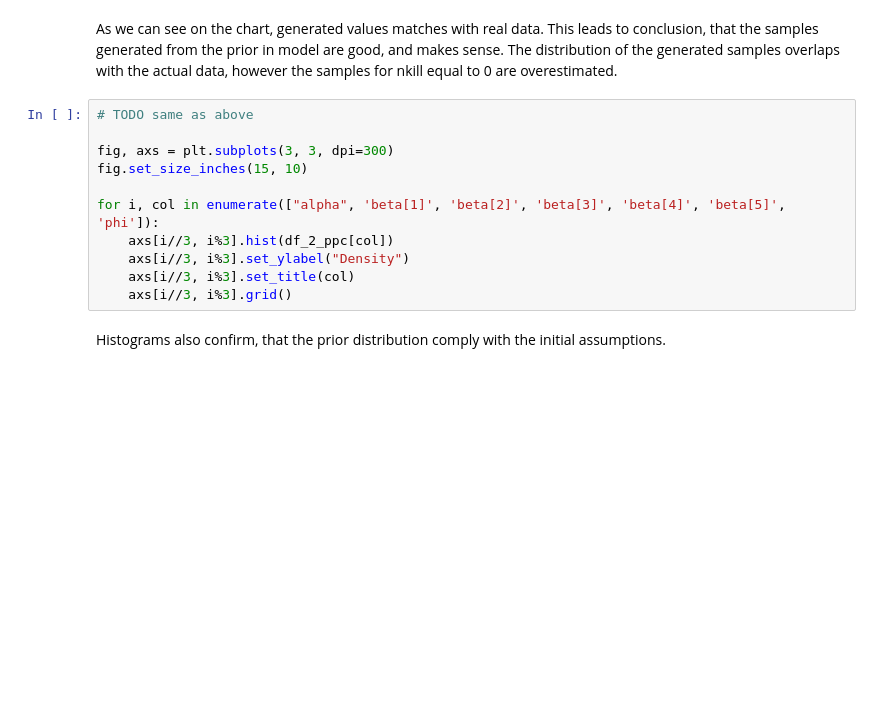
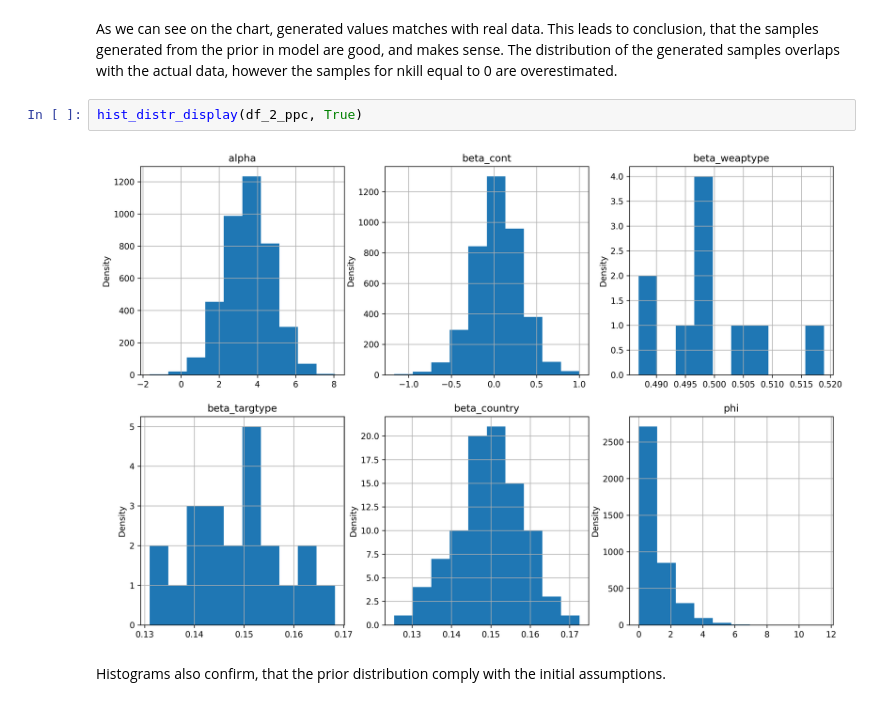
Before and after one commit to cynarski/Data-Analitics-Project, a Jupyter notebook: IdeaV2/V2.ipynb, the cells around one changed output. Cells and saved outputs as stored; diff of their text form; blank space fills up the shorter version.

```diff
--- a/IdeaV2/V2.ipynb
+++ b/IdeaV2/V2.ipynb
@@ -366,16 +425,9 @@ As we can see on the chart, generated values matches with real data.
 This leads to conclusion, that the samples generated from the prior in model are good, and makes sense.
 The distribution of the generated samples overlaps with the actual data, however the samples for nkill equal to 0 are overestimated.
 # %%
-# TODO same as above
-
-fig, axs = plt.subplots(3, 3, dpi=300)
-fig.set_size_inches(15, 10)
-
-for i, col in enumerate(["alpha", 'beta[1]', 'beta[2]', 'beta[3]', 'beta[4]', 'beta[5]', 'phi']):
-    axs[i//3, i%3].hist(df_2_ppc[col])
-    axs[i//3, i%3].set_ylabel("Density")
-    axs[i//3, i%3].set_title(col)
-    axs[i//3, i%3].grid()
+hist_distr_display(df_2_ppc, True)
+# %% [output]
+[figure, added]
 # %% [markdown]
 Histograms also confirm, that the prior distribution comply with the initial assumptions.
 # %%
```
Also changed, not shown: parts of 26 cells of this notebook, 8 other files.
